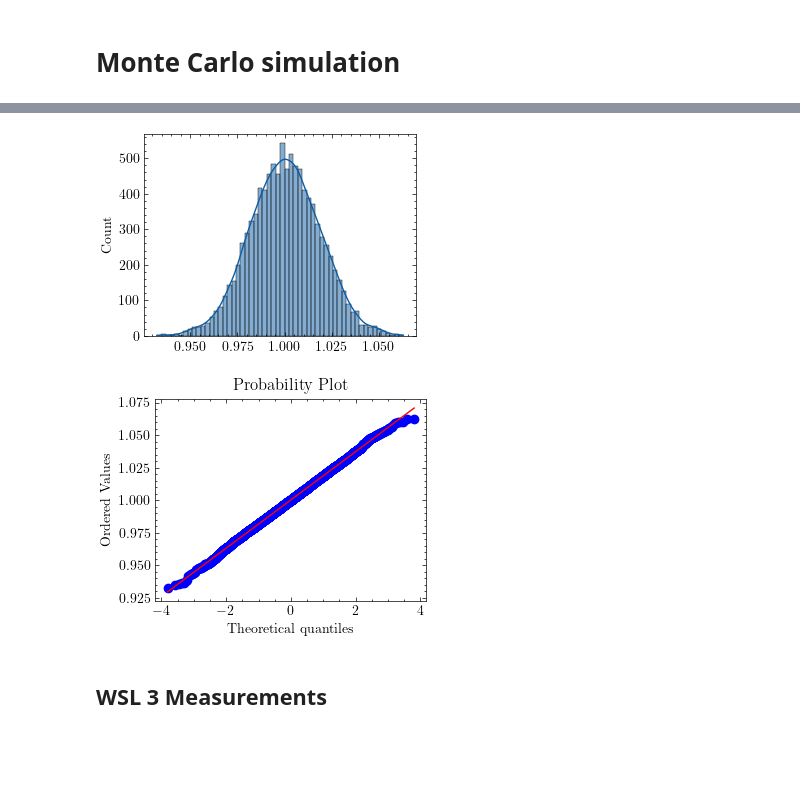
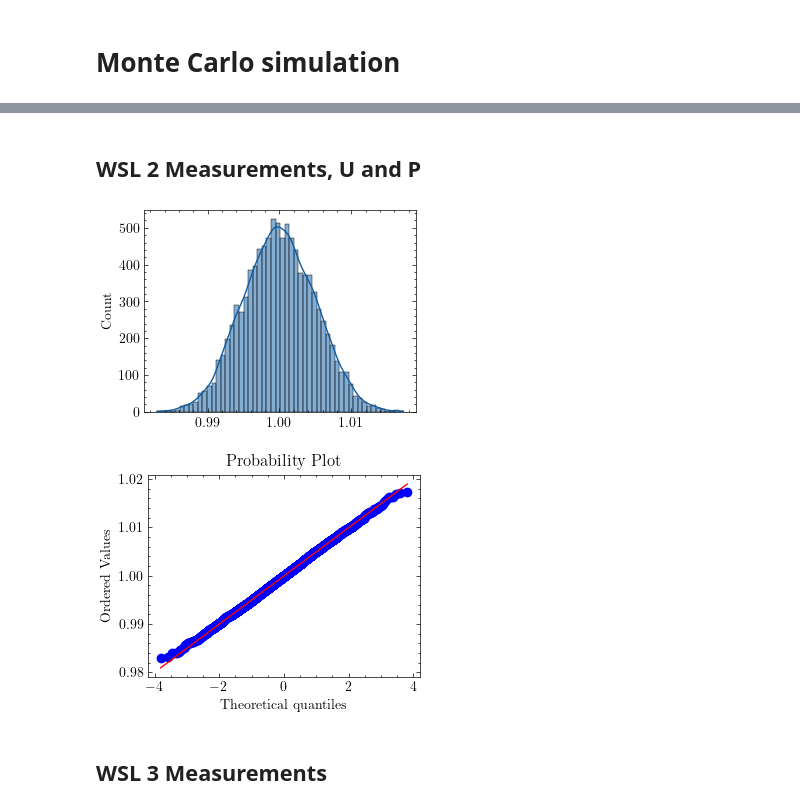
Before and after one commit to Plusero/state-estimation-workshop, a Jupyter notebook: mc_se.ipynb, the cells around one changed output, grey strips where cells are left out. Saved outputs shown, nothing was run; the diff lists cells and outputs as text; code cells hidden in the pictures; blank space fills up the shorter version.

```diff
--- a/mc_se.ipynb
+++ b/mc_se.ipynb
@@ -158,13 +180,33 @@ if __name__ == '__main__':
+# %% [markdown]
+## WSL 2 Measurements, U and P
+# %%
+def solve_single_estimate_wsl_2_up(i):
+    x = Symbol('x')
+    try:
+        x_hat = nsolve(-2*w1*(mc_m1[i]-x)-2*w2*x*(mc_m2[i]-x**2), x, 1)
+        return float(x_hat)
+    except:
+        return None
+# %%
+# Initialize the parallel processing
+if __name__ == '__main__':
+    # Number of processes - usually set to number of CPU cores
+    num_processes = 12  # adjust this based on your CPU
+
+    # Create the pool of workers
+    with Pool(processes=num_processes) as pool:
+        results = pool.map(solve_single_estimate_wsl_2_up, range(no_sets))
+    x_mc_estimates_wsl_2_up = [x for x in results if x is not None]
 # %%
 # plot the distribution of the estimates, with the kde.
-sns.histplot(x_mc_estimates_wsl_2,kde=True)
+sns.histplot(x_mc_estimates_wsl_2_up,kde=True)
 plt.show()
 # use the Q-Q plot to check if the distribution is Gaussian
 #Q-Q plots plot the data against a specified distribution.
-probplot(x_mc_estimates_wsl_2,dist='norm',plot=plt)
+probplot(x_mc_estimates_wsl_2_up,dist='norm',plot=plt)
 plt.show()
 # %% [output]
-[figure, old version]
+[figure, new version]
-[figure, old version]
+[figure, new version]
 # %% [markdown]
 ## WSL 3 Measurements
```
Also changed, not shown: parts of 7 cells of this notebook, 2 other files.
